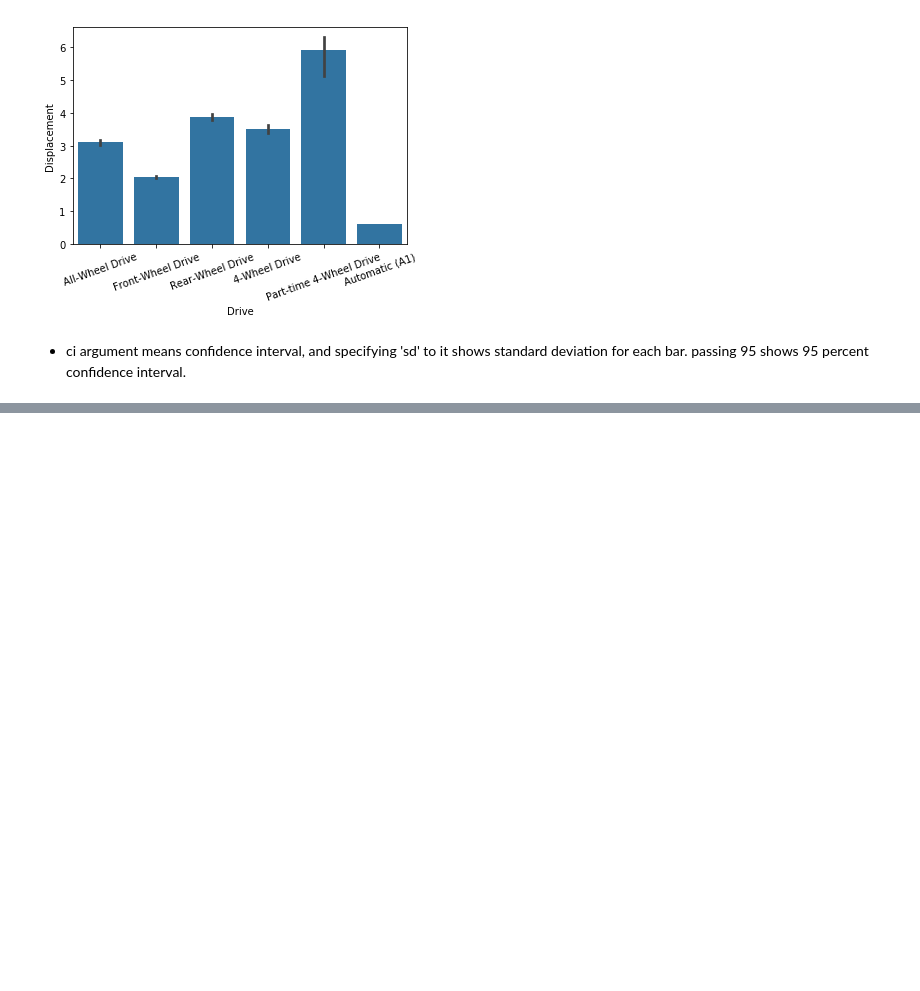
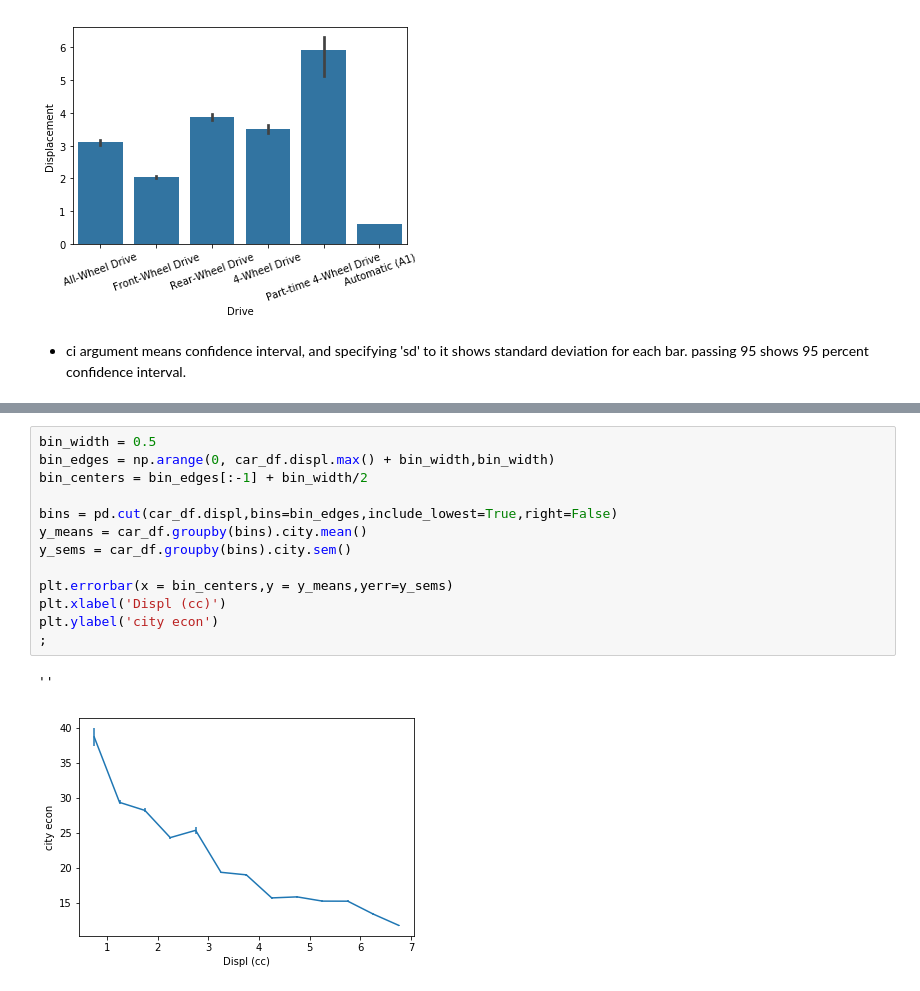
Before and after one commit to rashokanand/python_viz_matplotlib_seaborn, a Jupyter notebook: Bivariate_visualizations.ipynb, the cells around one changed output, grey strips where cells are left out. Drawn from its saved outputs; the diff is of its cells as text; blank space fills up the shorter version.

```diff
--- a/Bivariate_visualizations.ipynb
+++ b/Bivariate_visualizations.ipynb
@@ -277,0 +288,16 @@ plt.xlabel('Drive');
+# %%
+bin_width = 0.5
+bin_edges = np.arange(0, car_df.displ.max() + bin_width,bin_width)
+bin_centers = bin_edges[:-1] + bin_width/2
+
+bins = pd.cut(car_df.displ,bins=bin_edges,include_lowest=True,right=False)
+y_means = car_df.groupby(bins).city.mean()
+y_sems = car_df.groupby(bins).city.sem()
+
+plt.errorbar(x = bin_centers,y = y_means,yerr=y_sems)
+plt.xlabel('Displ (cc)')
+plt.ylabel('city econ')
+;
+# %% [output]
+''
+[figure, added]
```
Also changed, not shown: parts of 3 cells of this notebook.
